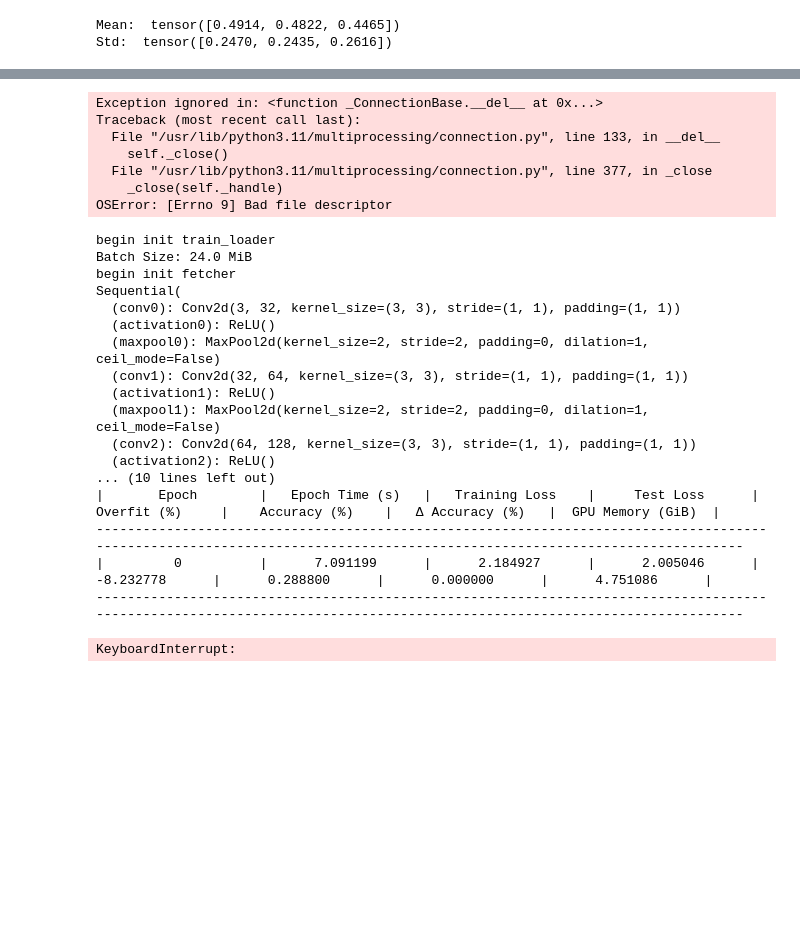
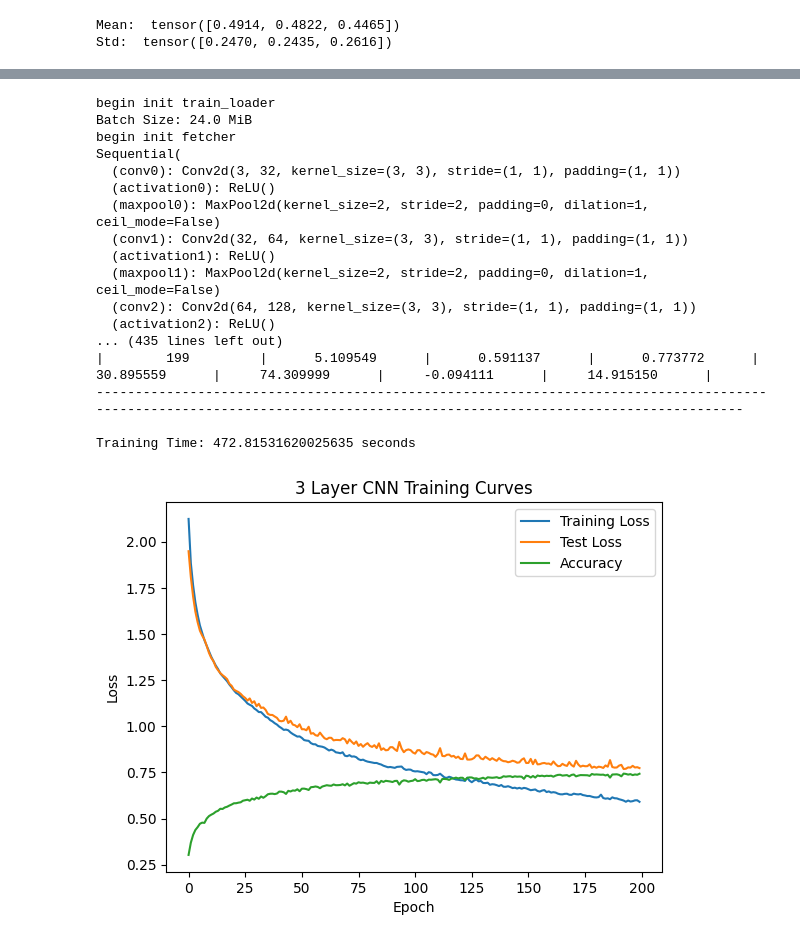
Before and after one commit to jaskinkabir/Intro_ML, a Jupyter notebook: HM7/HM7.ipynb, the cells around one changed output, grey strips where cells are left out. Saved outputs shown, nothing was run; the diff lists cells and outputs as text; code cells hidden in the pictures; blank space fills up the shorter version.

```diff
--- a/HM7/HM7.ipynb
+++ b/HM7/HM7.ipynb
@@ -418,60 +435,51 @@ test_loader_cuda = CudaDataPrefetcher(
 
 model_1b = ConvImageClassifier(
     input_dim = 32,
     conv_layers=[32, 64, 128],
     fc_layers=[32, 10],
     activation=nn.ReLU
 ).to(device=device)
 params = sum(p.numel() for p in model_1b.parameters() if p.requires_grad)
 print(f"Total parameters: {params}")
 
 print(model_1b.stack)
-param_count = sum(p.numel() for p in model_1b.parameters())
-print(f'Parameter count: {param_count}')
 
 model_1b.train_model(
     epochs=200,
     train_loader=train_loader_cuda,
     train_len=len(train_loader),
     test_loader=test_loader_cuda,
     test_len=len(test_loader),
     test_size = len(cifar10_test),
     optimizer = torch.optim.Adam,
     optimizer_kwargs={'lr': 4e-4, 'weight_decay': 1e-2}, #Increase alpha to 2 next time
     loss_fn=nn.CrossEntropyLoss(),
     print_epoch=1,
     #Disable scheduling
     sched_patience = 200
 )
 del train_loader
 del test_loader
 model_1b.plot_training("3 Layer CNN Training Curves")
 # %% [output]
-Exception ignored in: <function _ConnectionBase.__del__ at 0x...>
-Traceback (most recent call last):
-  File "/usr/lib/python3.11/multiprocessing/connection.py", line 133, in __del__
-    self._close()
-  File "/usr/lib/python3.11/multiprocessing/connection.py", line 377, in _close
-    _close(self._handle)
-OSError: [Errno 9] Bad file descriptor
+begin init train_loader
+Batch Size: 24.0 MiB
+begin init fetcher
+Sequential(
+  (conv0): Conv2d(3, 32, kernel_size=(3, 3), stride=(1, 1), padding=(1, 1))
+  (activation0): ReLU()
+  (maxpool0): MaxPool2d(kernel_size=2, stride=2, padding=0, dilation=1, ceil_mode=False)
+  (conv1): Conv2d(32, 64, kernel_size=(3, 3), stride=(1, 1), padding=(1, 1))
+  (activation1): ReLU()
+  (maxpool1): MaxPool2d(kernel_size=2, stride=2, padding=0, dilation=1, ceil_mode=False)
+  (conv2): Conv2d(64, 128, kernel_size=(3, 3), stride=(1, 1), padding=(1, 1))
+  (activation2): ReLU()
+... (435 lines left out)
+|        199         |      5.109549      |      0.591137      |      0.773772      |     30.895559      |     74.309999      |     -0.094111      |     14.915150      |
+-------------------------------------------------------------------------------------------------------------------------------------------------------------------------
+
+Training Time: 472.81531620025635 seconds
-begin init train_loader
-Batch Size: 24.0 MiB
-begin init fetcher
-Sequential(
-  (conv0): Conv2d(3, 32, kernel_size=(3, 3), stride=(1, 1), padding=(1, 1))
-  (activation0): ReLU()
-  (maxpool0): MaxPool2d(kernel_size=2, stride=2, padding=0, dilation=1, ceil_mode=False)
-  (conv1): Conv2d(32, 64, kernel_size=(3, 3), stride=(1, 1), padding=(1, 1))
-  (activation1): ReLU()
-  (maxpool1): MaxPool2d(kernel_size=2, stride=2, padding=0, dilation=1, ceil_mode=False)
-  (conv2): Conv2d(64, 128, kernel_size=(3, 3), stride=(1, 1), padding=(1, 1))
-  (activation2): ReLU()
-... (10 lines left out)
-|       Epoch        |   Epoch Time (s)   |   Training Loss    |     Test Loss      |    Overfit (%)     |    Accuracy (%)    |   Δ Accuracy (%)   |  GPU Memory (GiB)  |
--------------------------------------------------------------------------------------------------------------------------------------------------------------------------
-|         0          |      7.091199      |      2.184927      |      2.005046      |     -8.232778      |      0.288800      |      0.000000      |      4.751086      |
--------------------------------------------------------------------------------------------------------------------------------------------------------------------------
-KeyboardInterrupt:
+[figure, added]
 # %%
 #after last bn but before last weight
 
```
Also changed, not shown: parts of 2 cells of this notebook, 2 other files.
